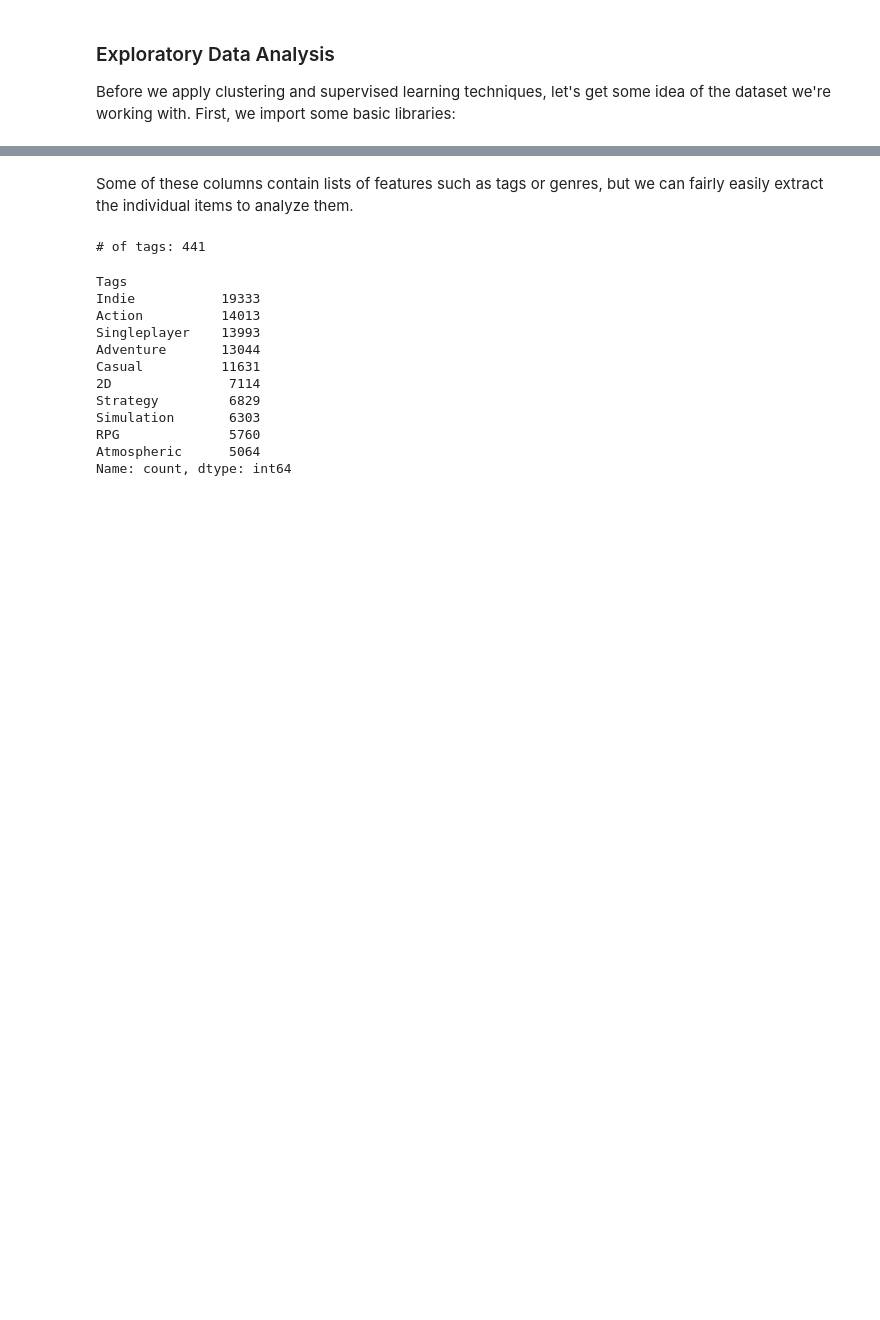
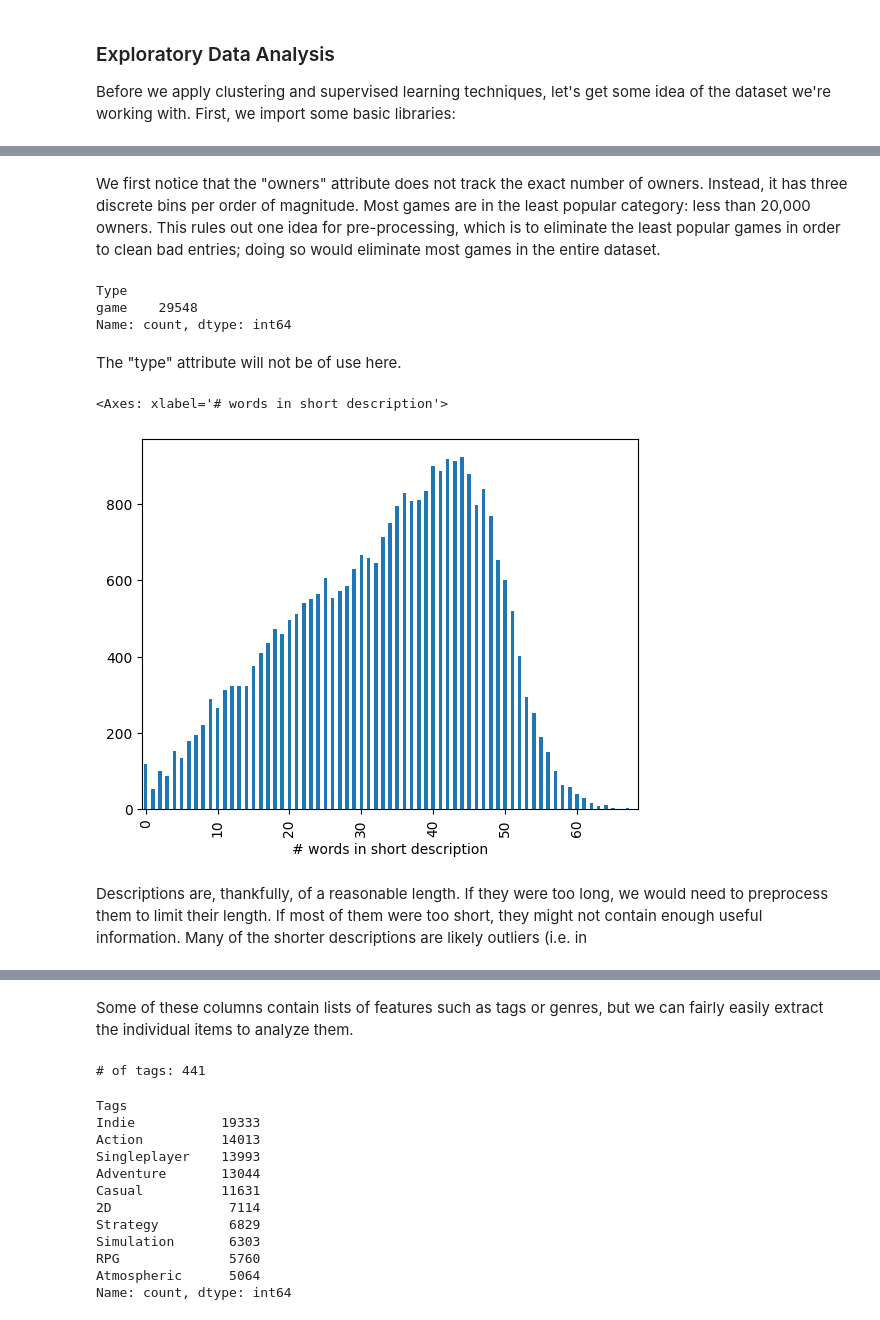
Before and after one commit to wallysands/csci5523project, a Jupyter notebook: Exploratory_Data_Analysis.ipynb, the cells around one changed output, grey strips where cells are left out. Saved outputs shown, nothing was run; the diff lists cells and outputs as text; code cells hidden in the pictures; blank space fills up the shorter version.

Commit message:
Added EDA for other attributes

```diff
--- a/Exploratory_Data_Analysis.ipynb
+++ b/Exploratory_Data_Analysis.ipynb
@@ -25,0 +45,18 @@ steam_df.head()
+# %% [markdown]
+We first notice that the "owners" attribute does not track the exact number of owners. Instead, it has three discrete bins per order of magnitude. Most games are in the least popular category: less than 20,000 owners. This rules out one idea for pre-processing, which is to eliminate the least popular games in order to clean bad entries; doing so would eliminate most games in the entire dataset.
+# %%
+steam_df['Type'].value_counts()
+# %% [output]
+Type
+game    29548
+Name: count, dtype: int64
+# %% [markdown]
+The "type" attribute will not be of use here.
+# %%
+lengths = steam_df['Short Description'].apply(lambda x: len(x.split())).sort_values()
+lengths.value_counts(sort=False).plot.bar(xticks=range(0,max(lengths),10),xlabel="# words in short description")
+# %% [output]
+<Axes: xlabel='# words in short description'>
+[figure, added]
+# %% [markdown]
+Descriptions are, thankfully, of a reasonable length. If they were too long, we would need to preprocess them to limit their length. If most of them were too short, they might not contain enough useful information. Many of the shorter descriptions are likely outliers (i.e. in
```
Also changed, not shown: parts of 6 cells of this notebook.
